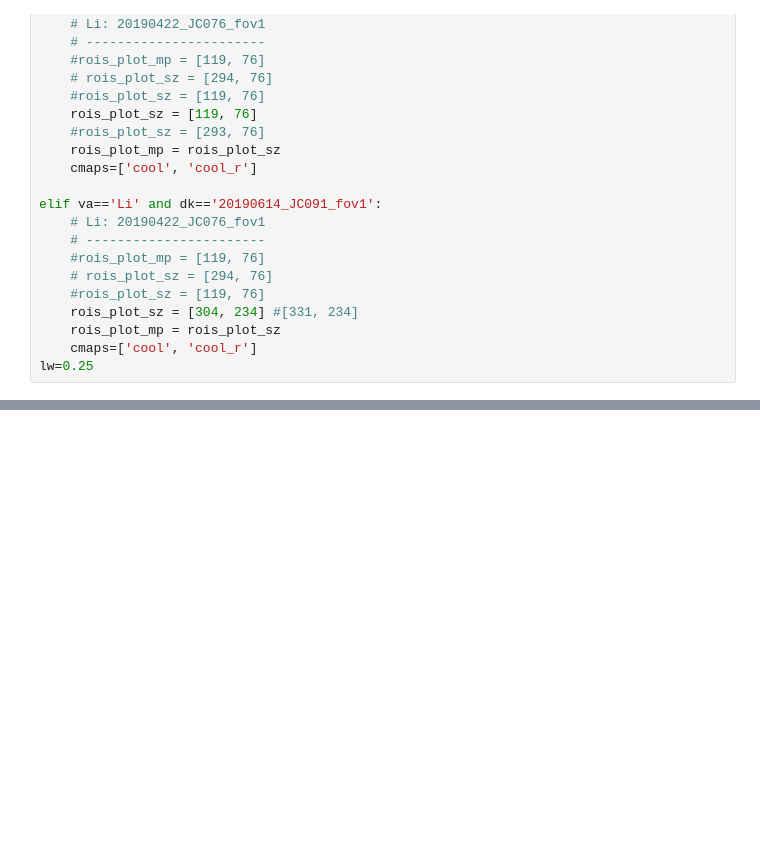
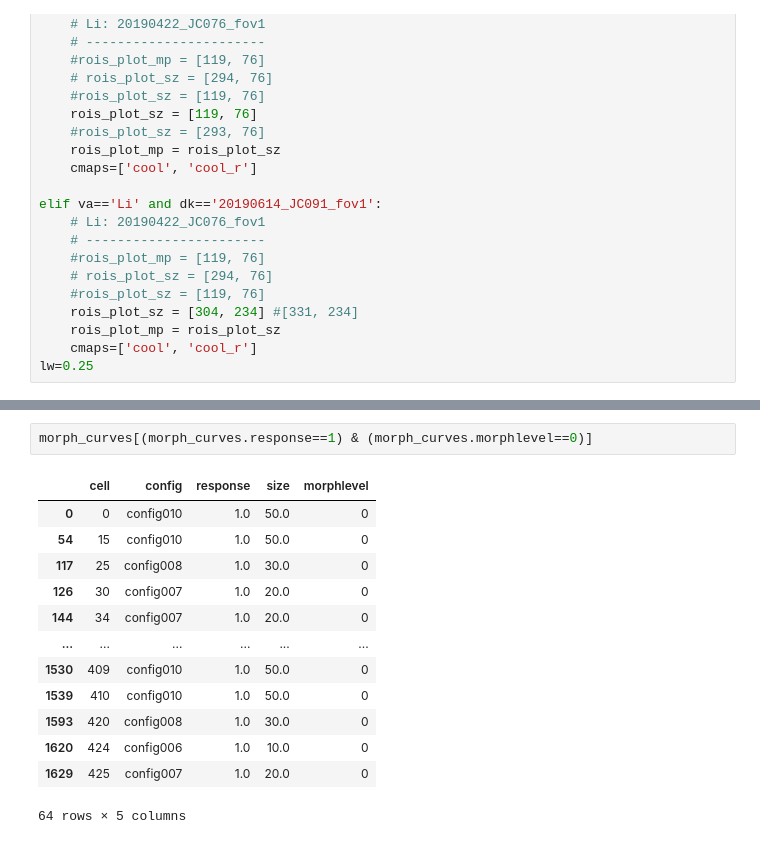
Before and after one commit to julianarhee/rat-2p-area-characterizations, a Jupyter notebook: analyze2p/objects/correlate_tuning_curves.ipynb, the cells around one changed output, grey strips where cells are left out. Saved outputs shown, nothing was run; the diff lists cells and outputs as text; blank space fills up the shorter version.

Commit message:
update tuning curve Nbs

```diff
--- a/analyze2p/objects/correlate_tuning_curves.ipynb
+++ b/analyze2p/objects/correlate_tuning_curves.ipynb
@@ -325,0 +326,16 @@ NameError: name 'r1' is not defined
+# %%
+morph_curves[(morph_curves.response==1) & (morph_curves.morphlevel==0)]
+# %% [output]
+|  | cell | config | response | size | morphlevel |
+| 0 | 0 | config010 | 1.0 | 50.0 | 0 |
+| 54 | 15 | config010 | 1.0 | 50.0 | 0 |
+| 117 | 25 | config008 | 1.0 | 30.0 | 0 |
+| 126 | 30 | config007 | 1.0 | 20.0 | 0 |
+| 144 | 34 | config007 | 1.0 | 20.0 | 0 |
+| ... | ... | ... | ... | ... | ... |
+| 1530 | 409 | config010 | 1.0 | 50.0 | 0 |
+| 1539 | 410 | config010 | 1.0 | 50.0 | 0 |
+| 1593 | 420 | config008 | 1.0 | 30.0 | 0 |
+| 1620 | 424 | config006 | 1.0 | 10.0 | 0 |
+| 1629 | 425 | config007 | 1.0 | 20.0 | 0 |
+64 rows × 5 columns
```
Also changed, not shown: parts of 10 cells of this notebook, 1 other file.
